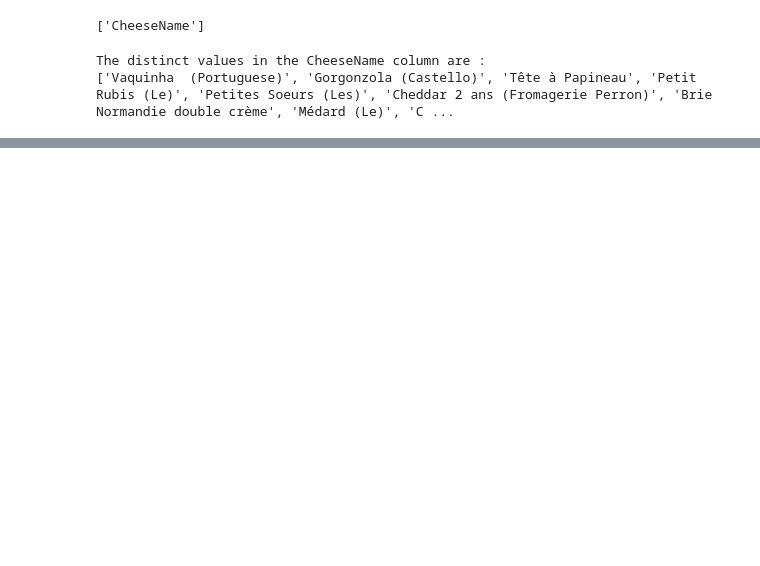
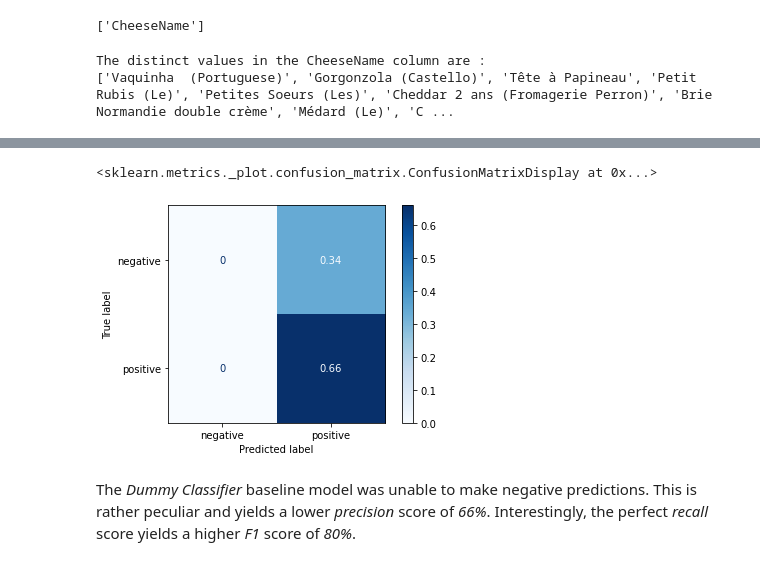
Before and after one commit to Dipto9999/intro-ml-students, a Jupyter notebook: release/final_project/final_project.ipynb, the cells around one changed output, grey strips where cells are left out. Cells and saved outputs as stored; diff of their text form; code cells hidden in the pictures; blank space fills up the shorter version.

```diff
--- a/release/final_project/final_project.ipynb
+++ b/release/final_project/final_project.ipynb
@@ -1641,0 +513,6 @@ These links provide the theory and basis for the *ML* exploration in this notebo
+# %%
+scoring_dict = {
+    'accuracy' : make_scorer(accuracy_score),
+    'precision' : make_scorer(precision_score, pos_label = 'lower fat'),
+    'f1' : make_scorer(f1_score, pos_label = 'lower fat'),
+}
@@ -1641,0 +820,7 @@ These links provide the theory and basis for the *ML* exploration in this notebo
+# %%
+baseline_fatlevels_report = classification_report(
+    y_true = y_test,
+    y_pred = dummy_pipe.fit(X_train, y_train).predict(X_test),
+)
+
+print(baseline_fatlevels_report)
@@ -1641,0 +836,15 @@ These links provide the theory and basis for the *ML* exploration in this notebo
+# %%
+baseline_fatlevels_cm = ConfusionMatrixDisplay(
+    confusion_matrix = confusion_matrix(
+        y_true = y_test, y_pred = dummy_pipe.fit(X_train, y_train).predict(X_test),
+        normalize = 'all'
+    ),
+    display_labels = ['negative', 'positive']
+)
+
+baseline_fatlevels_cm.plot(cmap = 'Blues')
+# %% [output]
+<sklearn.metrics._plot.confusion_matrix.ConfusionMatrixDisplay at 0x...>
+[figure, added]
+# %% [markdown]
+The *Dummy Classifier* baseline model was unable to make negative predictions. This is rather peculiar and yields a lower *precision* score of *66%*. Interestingly, the perfect *recall* score yields a higher *F1* score of *80%*.
```
Also changed, not shown: parts of 206 cells of this notebook, 2 other files.
